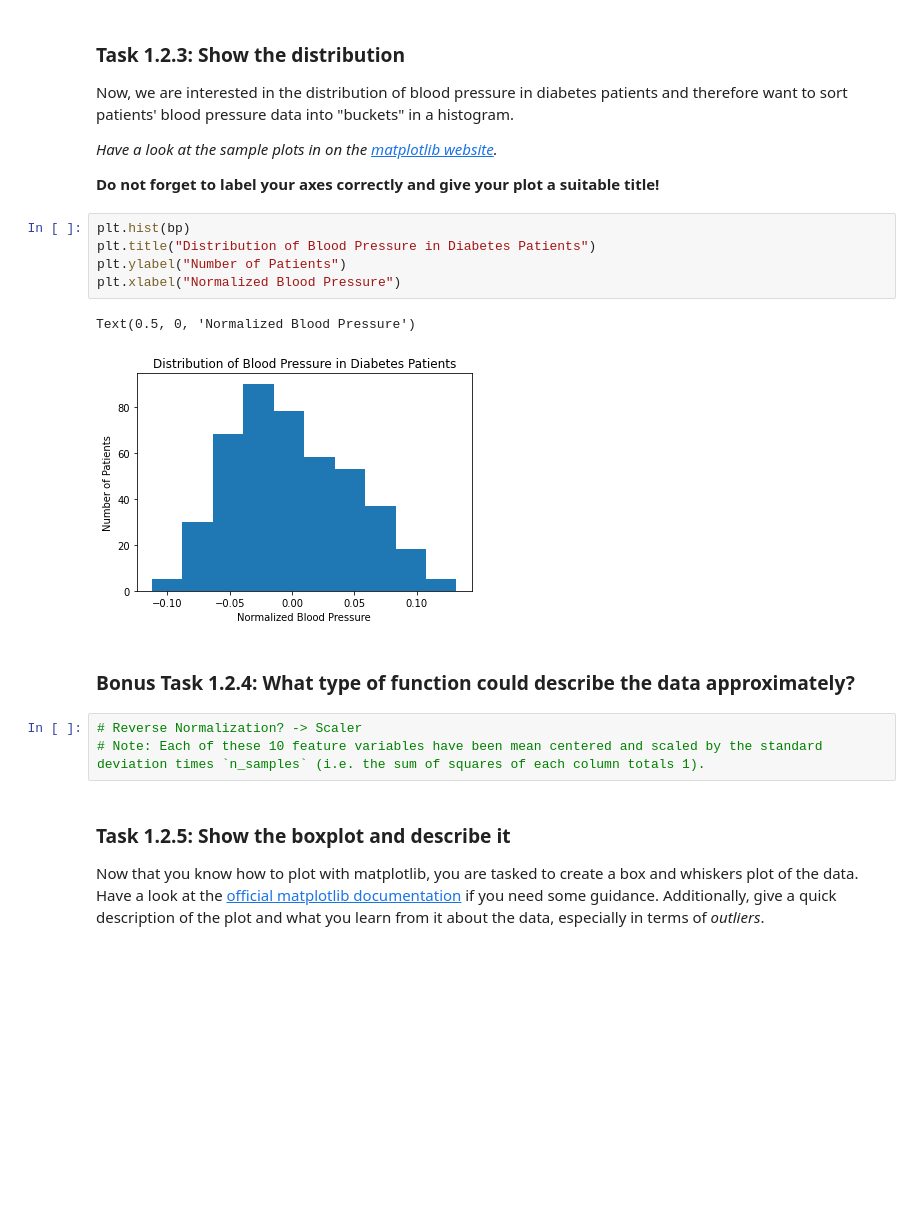
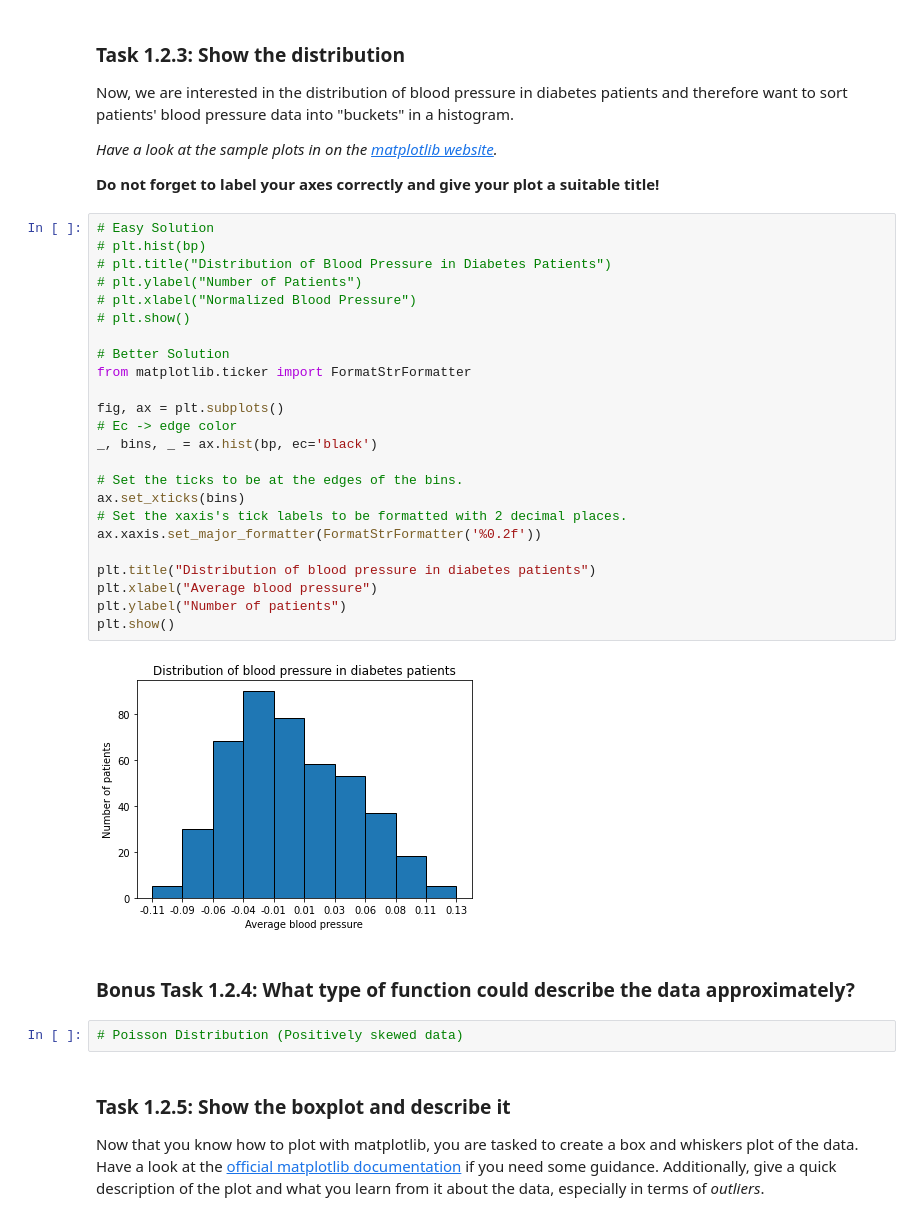
Before and after one commit to dasmerlon/DAIS, a Jupyter notebook: assignment02/PlottingCorrelation_Done.ipynb, the cells around one changed output. Saved outputs shown, nothing was run; the diff lists cells and outputs as text; blank space fills up the shorter version.

```diff
--- a/assignment02/PlottingCorrelation_Done.ipynb
+++ b/assignment02/PlottingCorrelation_Done.ipynb
@@ -130,18 +112,35 @@ _Have a look at the sample plots in on the [matplotlib website](https://matplotl
 
 **Do not forget to label your axes correctly and give your plot a suitable title!**
 # %%
-plt.hist(bp)
-plt.title("Distribution of Blood Pressure in Diabetes Patients")
-plt.ylabel("Number of Patients")
-plt.xlabel("Normalized Blood Pressure")
+# Easy Solution
+# plt.hist(bp)
+# plt.title("Distribution of Blood Pressure in Diabetes Patients")
+# plt.ylabel("Number of Patients")
+# plt.xlabel("Normalized Blood Pressure")
+# plt.show()
+
+# Better Solution
+from matplotlib.ticker import FormatStrFormatter
+
+fig, ax = plt.subplots()
+# Ec -> edge color
+_, bins, _ = ax.hist(bp, ec='black')
+
+# Set the ticks to be at the edges of the bins.
+ax.set_xticks(bins)
+# Set the xaxis's tick labels to be formatted with 2 decimal places.
+ax.xaxis.set_major_formatter(FormatStrFormatter('%0.2f'))
+
+plt.title("Distribution of blood pressure in diabetes patients")
+plt.xlabel("Average blood pressure")
+plt.ylabel("Number of patients")
+plt.show()
 # %% [output]
-Text(0.5, 0, 'Normalized Blood Pressure')
-[figure, old version]
+[figure, new version]
 # %% [markdown]
 ### Bonus Task 1.2.4: What type of function could describe the data approximately?
 # %%
-# Reverse Normalization? -> Scaler
-# Note: Each of these 10 feature variables have been mean centered and scaled by the standard deviation times `n_samples` (i.e. the sum of squares of each column totals 1).
+# Poisson Distribution (Positively skewed data)
 # %% [markdown]
 ### Task 1.2.5: Show the boxplot and describe it
 Now that you know how to plot with matplotlib, you are tasked to create a box and whiskers plot of the data. Have a look at the [official matplotlib documentation](https://matplotlib.org/stable/api/_as_gen/matplotlib.pyplot.boxplot.html) if you need some guidance. Additionally, give a quick description of the plot and what you learn from it about the data, especially in terms of _outliers_.
```
Also changed, not shown: parts of 7 cells of this notebook, 1 other file.
